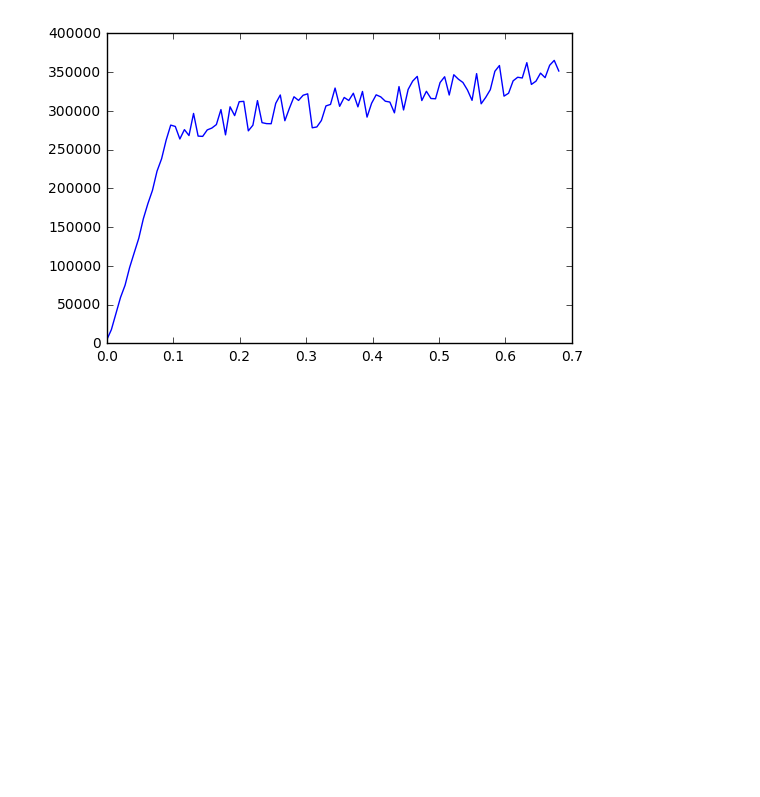
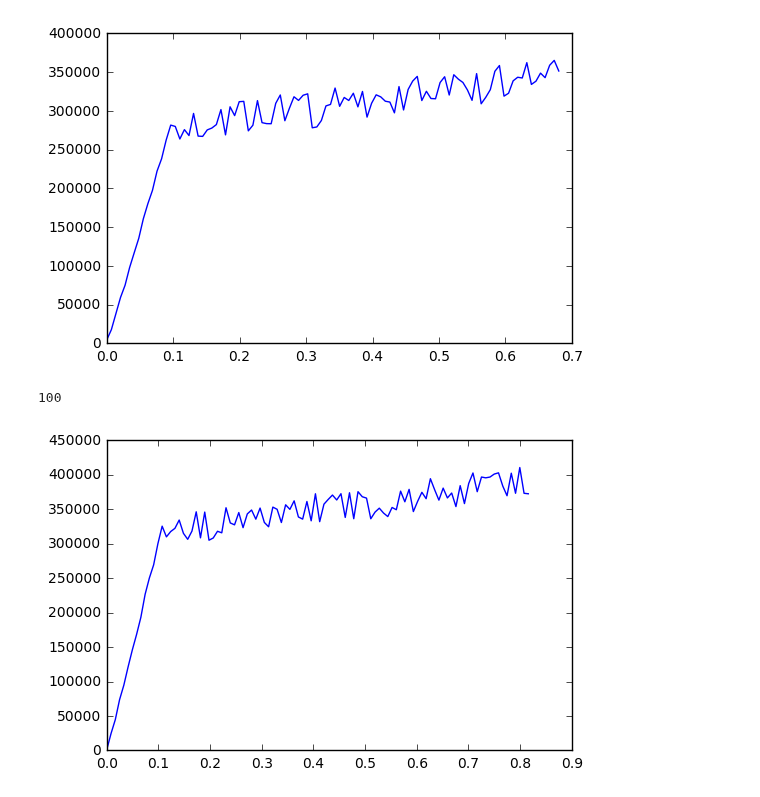
Before and after one commit to KatelynBoettcher/project1, a Jupyter notebook: KRB-Scratch.ipynb, the cells around one changed output. Saved outputs shown, nothing was run; the diff lists cells and outputs as text; code cells hidden in the pictures; blank space fills up the shorter version.

Commit message:
Fifth working plot (5, 100) was added to jupyter notebook

```diff
--- a/KRB-Scratch.ipynb
+++ b/KRB-Scratch.ipynb
@@ -41,3 +41,10 @@ len(a)
 # %% [output]
 100
 [figure]
+# %%
+a = numpy.loadtxt('samples/5.raw', skiprows=1, delimiter=',')
+plt.plot(a[:,0], a[:,1]);
+len(a)
+# %% [output]
+100
+[figure, added]
```
